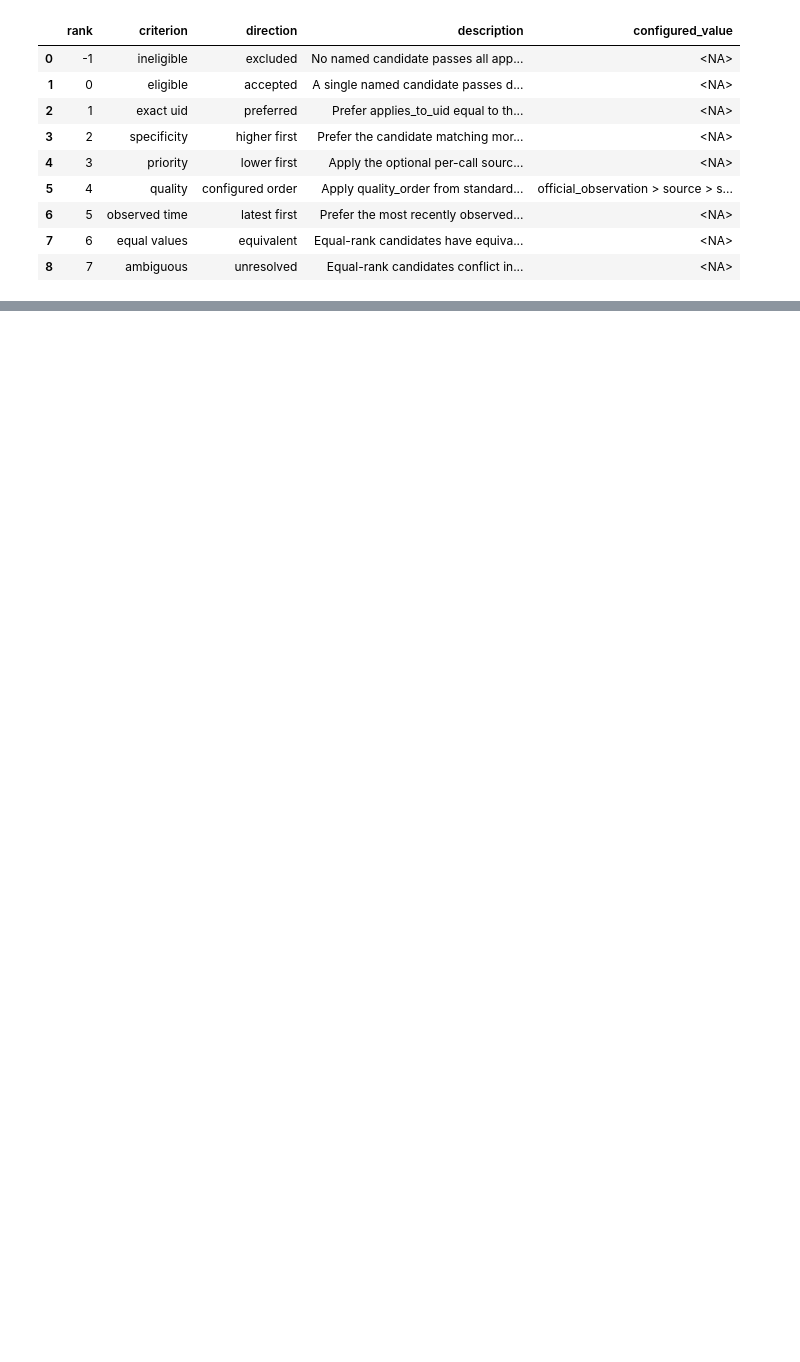
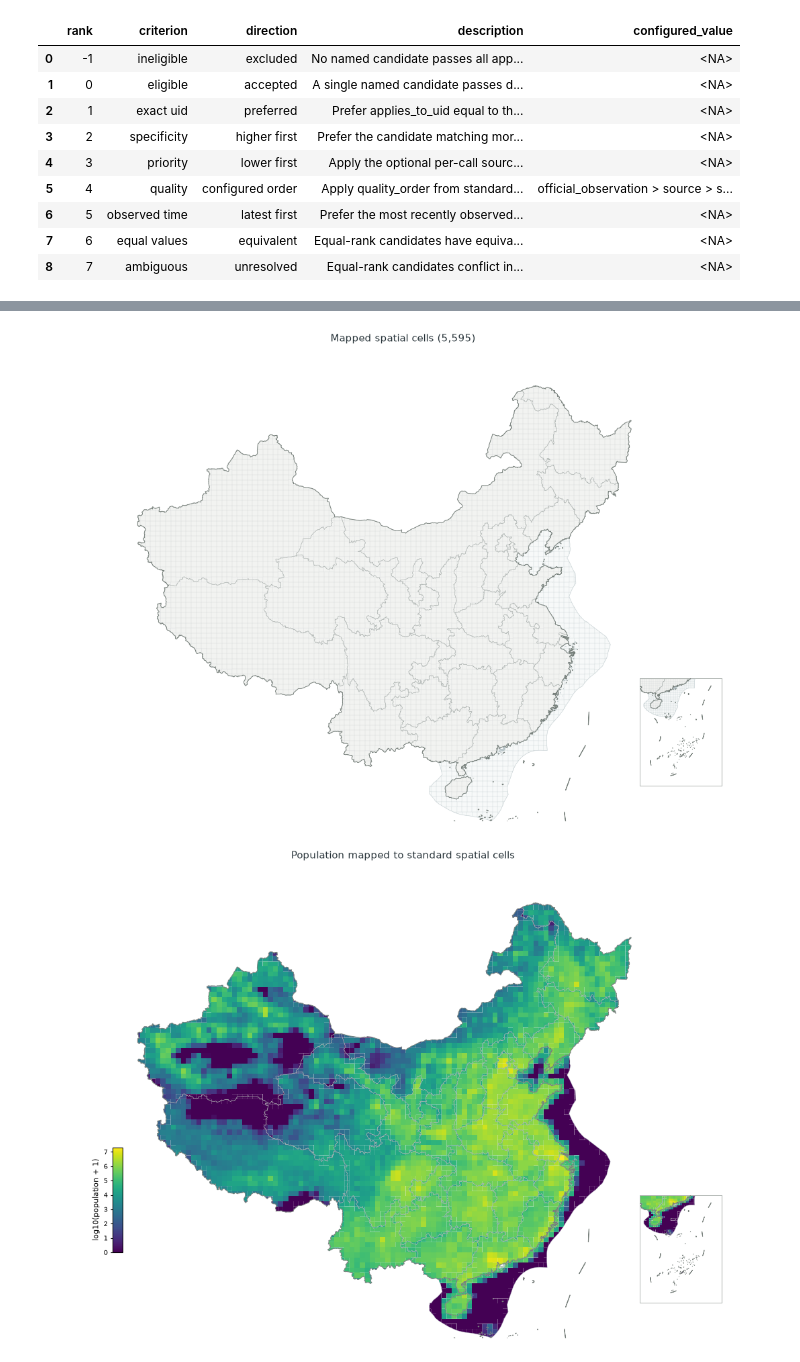
Before and after one commit to yibaoj/GridX, a Jupyter notebook: notebooks/test_layers.ipynb, the cells around one changed output, grey strips where cells are left out. Cells and saved outputs as stored; diff of their text form; code cells hidden in the pictures; blank space fills up the shorter version.

Commit message:
Unify bilingual plotting across GridX layers

```diff
--- a/notebooks/test_layers.ipynb
+++ b/notebooks/test_layers.ipynb
@@ -56,13 +58,11 @@ display(_prepare)
 | opal_rt_line_assumptions | OPAL-RT and documented project de... | manual | csv | /Users/jiang/Documents/Codex/natu... | <NA> | True | 1574 | ... |
 | cec_yearbook | China Electricity Council | manual | pdf | /Users/jiang/Documents/Codex/natu... | <NA> | True | 3693366 | ... |
 # %%
-standard_manager = StandardDataManager(
-    project_root / "config/standard_data.toml", raw_data=raw_data
-)
+standard_manager = StandardDataManager(project_root / "config/standard_data.toml", raw_data=raw_data)
 _check = standard_manager.check()
 _build = standard_manager.build()
 _id = "storage"
-standard_data = standard_manager.load(_id)
+_load = standard_manager.load(_id)
 _schema = standard_manager.schema(_id)
-display(_schema)
+display(dir(standard_manager.load()))
 # %% [output]
@@ -86,9 +86,9 @@ display(_schema)
 # %%
-_para = standard_data.parameter
+_para = standard_manager.load("parameter")
 _count = _para.count()
 _rules = _para.matching_rules
 resolved, candidates = _para.resolve(
-    standard_data.generator.iloc[10000],
+    standard_manager.load("generator").iloc[10000],
     ["minimum_output_pu", "ramp_up_pu_per_hour"],
     dataset_id="generator",
     include_candidates=True,
@@ -106,12 +106,10 @@ display(_rules)
 | 7 | 6 | equal values | equivalent | Equal-rank candidates have equiva... | <NA> |
 | 8 | 7 | ambiguous | unresolved | Equal-rank candidates conflict in... | <NA> |
 # %%
-mapping_manager = SpatiotemporalMappingManager(
-    project_root / "config/mapping.toml", standard_manager
-)
+mapping_manager = SpatiotemporalMappingManager(project_root / "config/mapping.toml", standard_manager)
 _check = mapping_manager.check()
 _build = mapping_manager.build()
 mapped_data = mapping_manager.load()
 _id = "network"
 _schema = mapping_manager.schema(_id)
-display(mapped_data.network.bus.head(10))
+display(dir(mapped_data))
@@ -118,8 +134,6 @@ display(mapped_data.network.bus.head(10))
 # %%
-case_manager = PowerSystemCaseManager(
-    project_root / "config/case.toml", mapped_data=mapped_data
-)
+case_manager = PowerSystemCaseManager(project_root / "config/case.toml", mapped_data=mapped_data)
 _check = case_manager.check()
 _build = case_manager.build()
 case_data = case_manager.load()
-display(case_data.generator.parameter.head(10))
+display(case_data.config)
@@ -126,30 +158,38 @@ display(case_data.generator.parameter.head(10))
 # %%
-_plot_crs = mapped_data.config["general"]["metric_crs"]
+_plot_options = {
+    "language": "en",  # "zh" or "en"
+    "map_crs": None,  # None uses config/plot.toml
+    "china_inset": None,  # None uses config; only national China adds it
+    "spatial_levels": None,  # e.g. ["province", "marine_zone"]
+}
 
 # Managers and loaded data objects expose the same plot(dataset_id, **kwargs) API.
 # The manager reuses its cached complete case instead of loading it for every plot.
 def _display_and_close(_figures):
     if not isinstance(_figures, dict):
         _figures = {"figure": _figures}
     for _figure in _figures.values():
         display(_figure)
         plt.close(_figure)
     del _figures
     gc.collect()
 
 for _id in ("spatial", "population", "generator", "storage", "network"):
     _display_and_close(
-        case_manager.plot(_id, year=2024, map_crs=_plot_crs)
+        case_manager.plot(_id, year=2024, **_plot_options)
     )
 
 # Plot time-series classes one at a time to avoid retaining several large maps.
 for _id, _dataset in (("load", case_data.load), ("resource", case_data.resource)):
     for _class_name in _dataset["class"].values.astype(str):
         _display_and_close(
             case_manager.plot(
                 _id,
                 year=2024,
                 class_name=_class_name,
-                map_crs=_plot_crs,
+                **_plot_options,
             )
         )
+# %% [output]
+[figure, added]
+[figure, added]
```
Also changed, not shown: parts of 7 cells of this notebook, 20 other files.
